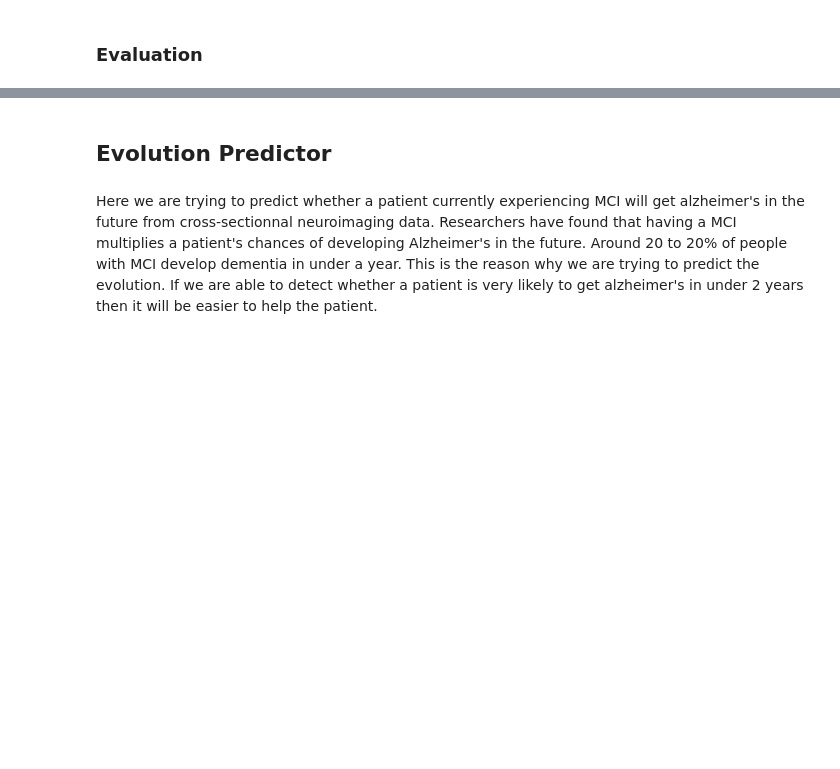
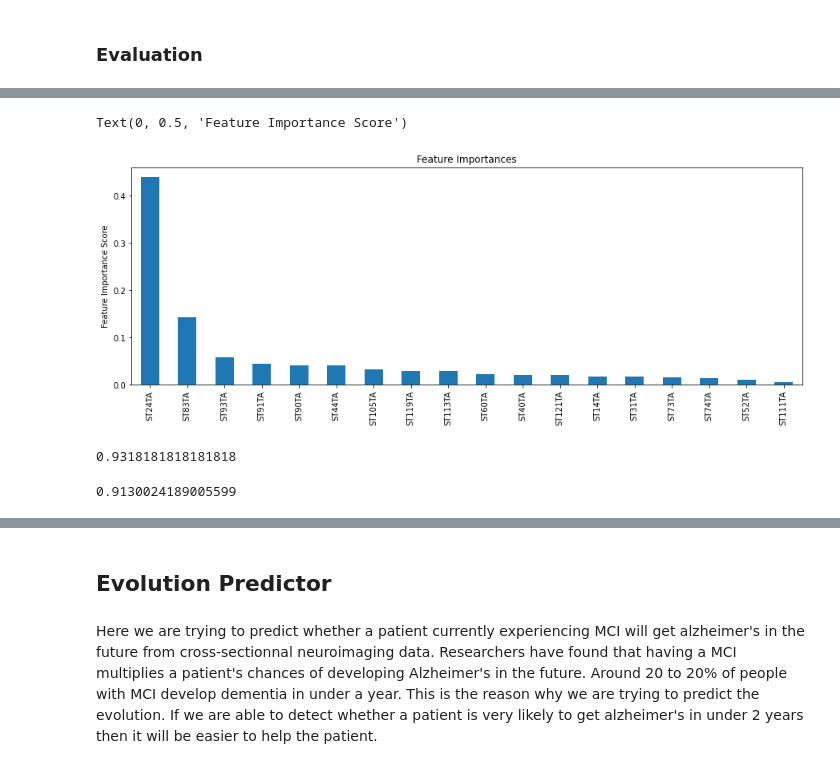
Before and after one commit to V1ncenttt/FYP-Alzheimer-Harmonisation, a Jupyter notebook: src/new_classifiers.ipynb, the cells around one changed output, grey strips where cells are left out. Saved outputs shown, nothing was run; the diff lists cells and outputs as text; code cells hidden in the pictures; blank space fills up the shorter version.

```diff
--- a/src/new_classifiers.ipynb
+++ b/src/new_classifiers.ipynb
@@ -185,0 +293,17 @@ MLPClassifier() 0.6423257638790268
+# %%
+import matplotlib.pyplot as plt
+plt.rcParams['figure.figsize'] = [15, 5]
+feat_imp = pd.Series(rf.feature_importances_, colNames).sort_values(ascending=False)
+feat_imp.plot(kind='bar', title='Feature Importances')
+plt.ylabel('Feature Importance Score')
+# %% [output]
+Text(0, 0.5, 'Feature Importance Score')
+[figure, added]
+# %%
+accuracy_score(y_test, results)
+# %% [output]
+0.9318181818181818
+# %%
+balanced_accuracy_score(y_test, results)
+# %% [output]
+0.9130024189005599
```
Also changed, not shown: parts of 17 cells of this notebook.
